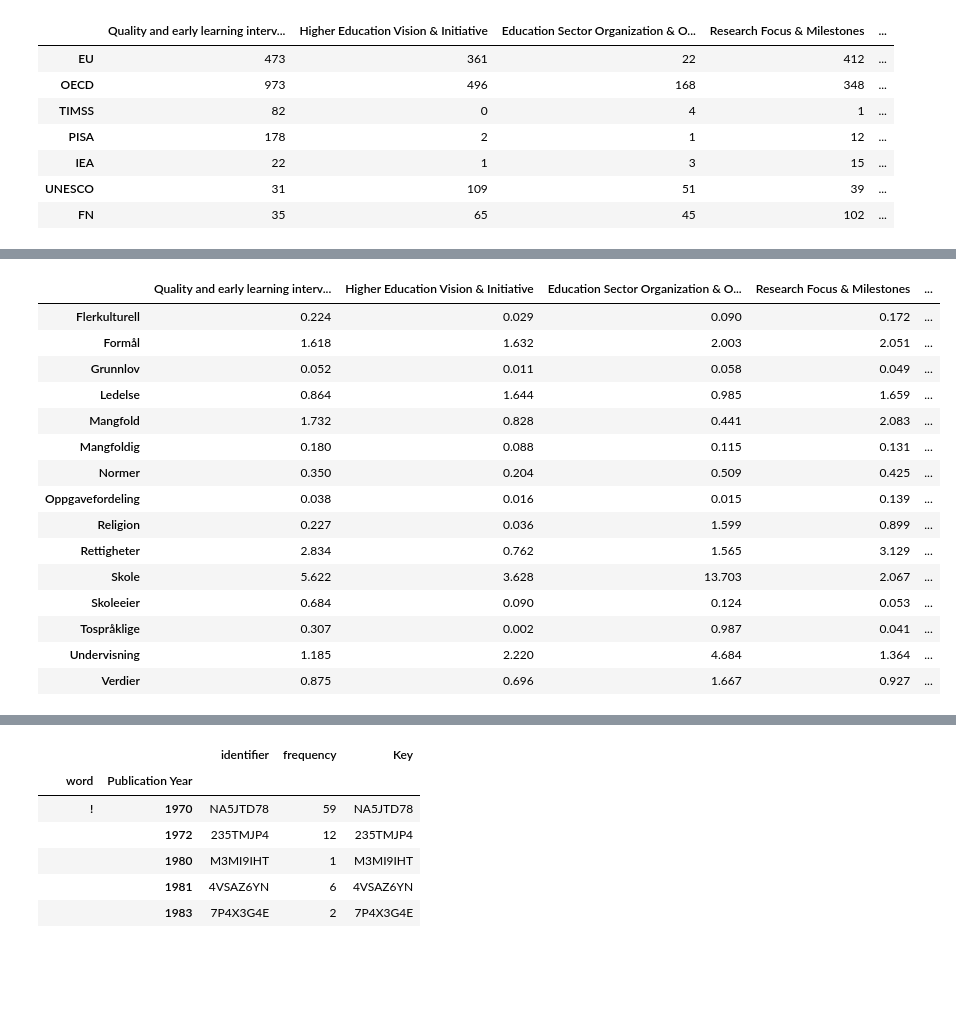
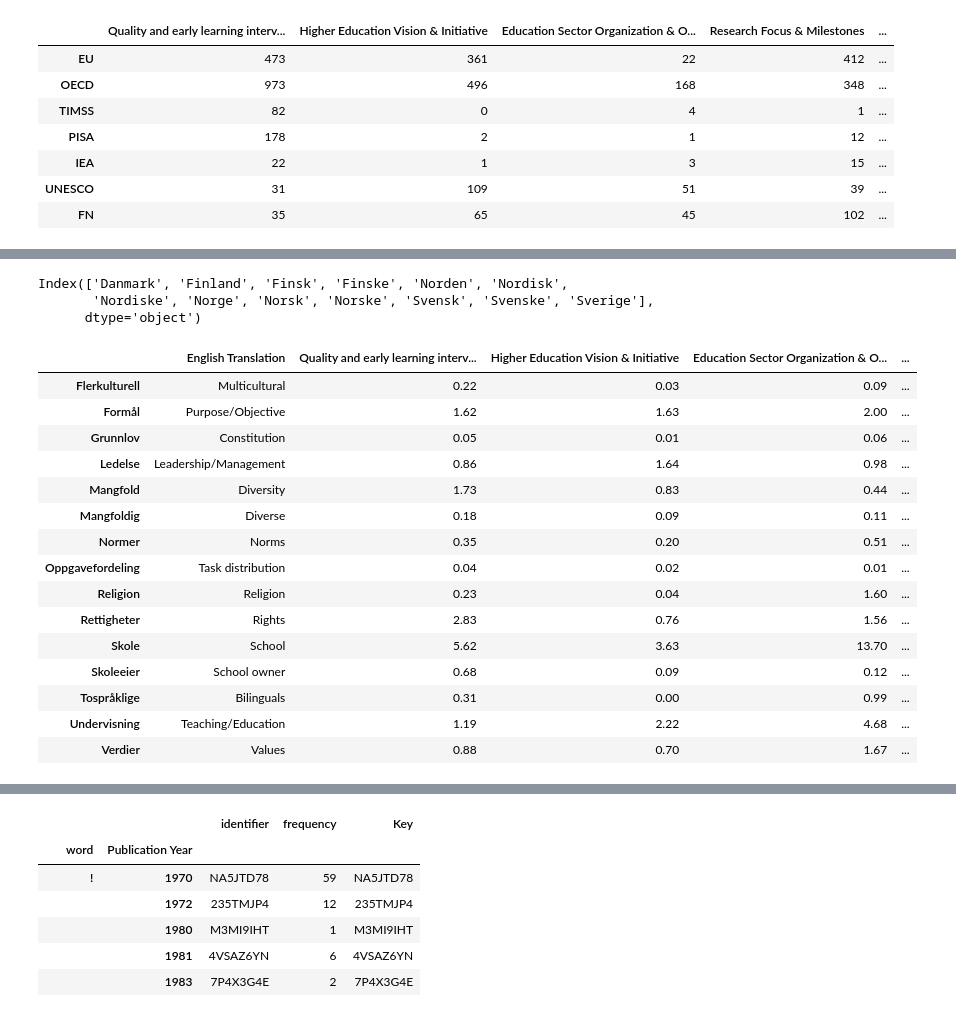
Before and after one commit to Yoonsen/ECER2023, a Jupyter notebook: Polnet_analysis_leiden.ipynb, the cells around one changed output, grey strips where cells are left out. Cells and saved outputs as stored; diff of their text form; code cells hidden in the pictures; blank space fills up the shorter version.

```diff
--- a/Polnet_analysis_leiden.ipynb
+++ b/Polnet_analysis_leiden.ipynb
@@ -573,6 +588,15 @@ Broadcasting & Radio Legislation             166649.0
 Police Role & Prosecution in Society          14806.0
 School Start Costs & Infrastructure           11875.0
 dtype: float64
+# %%
+column_styles = {
+    'selector': 'th:not(.index_name)',
+    'props': [('font-size', '18pt')]
+}
+index_styles = {
+    'selector': 'th.index_name',
+    'props': [('font-size', '18pt')]
+}
 # %%
 polnet_words = pd.concat([co.corpus_text(pg.vertex.values, columns=cluster_names[str(i)]["english"]) for i, pg in enumerate(polnet_groups)], axis = 1)
 # %%
@@ -633,0 +677,6 @@ groupings.style.format(precision=3).background_gradient(axis=1)
+# %%
+groupings.index
+# %% [output]
+Index(['Danmark', 'Finland', 'Finsk', 'Finske', 'Norden', 'Nordisk',
+       'Nordiske', 'Norge', 'Norsk', 'Norske', 'Svensk', 'Svenske', 'Sverige'],
+      dtype='object')
@@ -654,24 +705,24 @@ ppt_ord = list(set(ppt_ord))
 df_p = polnet_words_rel.loc[ppt_ord]
 grouped = df_p.groupby(df_p.index.str.capitalize()).sum()
 # %%
-grouped.fillna(0).style.format(precision=3).background_gradient(axis=1)
+grouped[grouped.columns[:-3]].fillna(0).style.format(precision=2).set_properties(**{'font-size': '16pt'}).set_table_styles([column_styles, index_styles]).background_gradient(axis=1)
 # %% [output]
-|  | Quality and early learning interv... | Higher Education Vision & Initiative | Education Sector Organization & O... | Research Focus & Milestones | ... |
-| Flerkulturell | 0.224 | 0.029 | 0.090 | 0.172 | ... |
-| Formål | 1.618 | 1.632 | 2.003 | 2.051 | ... |
-| Grunnlov | 0.052 | 0.011 | 0.058 | 0.049 | ... |
-| Ledelse | 0.864 | 1.644 | 0.985 | 1.659 | ... |
-| Mangfold | 1.732 | 0.828 | 0.441 | 2.083 | ... |
-| Mangfoldig | 0.180 | 0.088 | 0.115 | 0.131 | ... |
-| Normer | 0.350 | 0.204 | 0.509 | 0.425 | ... |
-| Oppgavefordeling | 0.038 | 0.016 | 0.015 | 0.139 | ... |
-| Religion | 0.227 | 0.036 | 1.599 | 0.899 | ... |
-| Rettigheter | 2.834 | 0.762 | 1.565 | 3.129 | ... |
-| Skole | 5.622 | 3.628 | 13.703 | 2.067 | ... |
-| Skoleeier | 0.684 | 0.090 | 0.124 | 0.053 | ... |
-| Tospråklige | 0.307 | 0.002 | 0.987 | 0.041 | ... |
-| Undervisning | 1.185 | 2.220 | 4.684 | 1.364 | ... |
-| Verdier | 0.875 | 0.696 | 1.667 | 0.927 | ... |
+|  | English Translation | Quality and early learning interv... | Higher Education Vision & Initiative | Education Sector Organization & O... | ... |
+| Flerkulturell | Multicultural | 0.22 | 0.03 | 0.09 | ... |
+| Formål | Purpose/Objective | 1.62 | 1.63 | 2.00 | ... |
+| Grunnlov | Constitution | 0.05 | 0.01 | 0.06 | ... |
+| Ledelse | Leadership/Management | 0.86 | 1.64 | 0.98 | ... |
+| Mangfold | Diversity | 1.73 | 0.83 | 0.44 | ... |
+| Mangfoldig | Diverse | 0.18 | 0.09 | 0.11 | ... |
+| Normer | Norms | 0.35 | 0.20 | 0.51 | ... |
+| Oppgavefordeling | Task distribution | 0.04 | 0.02 | 0.01 | ... |
+| Religion | Religion | 0.23 | 0.04 | 1.60 | ... |
+| Rettigheter | Rights | 2.83 | 0.76 | 1.56 | ... |
+| Skole | School | 5.62 | 3.63 | 13.70 | ... |
+| Skoleeier | School owner | 0.68 | 0.09 | 0.12 | ... |
+| Tospråklige | Bilinguals | 0.31 | 0.00 | 0.99 | ... |
+| Undervisning | Teaching/Education | 1.19 | 2.22 | 4.68 | ... |
+| Verdier | Values | 0.88 | 0.70 | 1.67 | ... |
 # %%
 translated_index = [
     "Multicultural",
```
Also changed, not shown: parts of 27 cells of this notebook, 6 other files.
